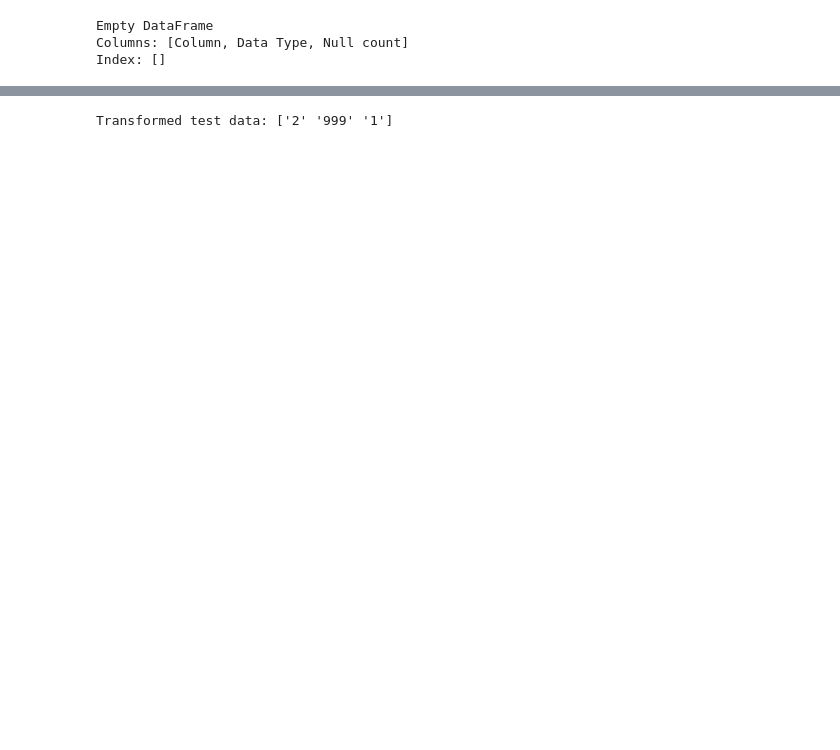
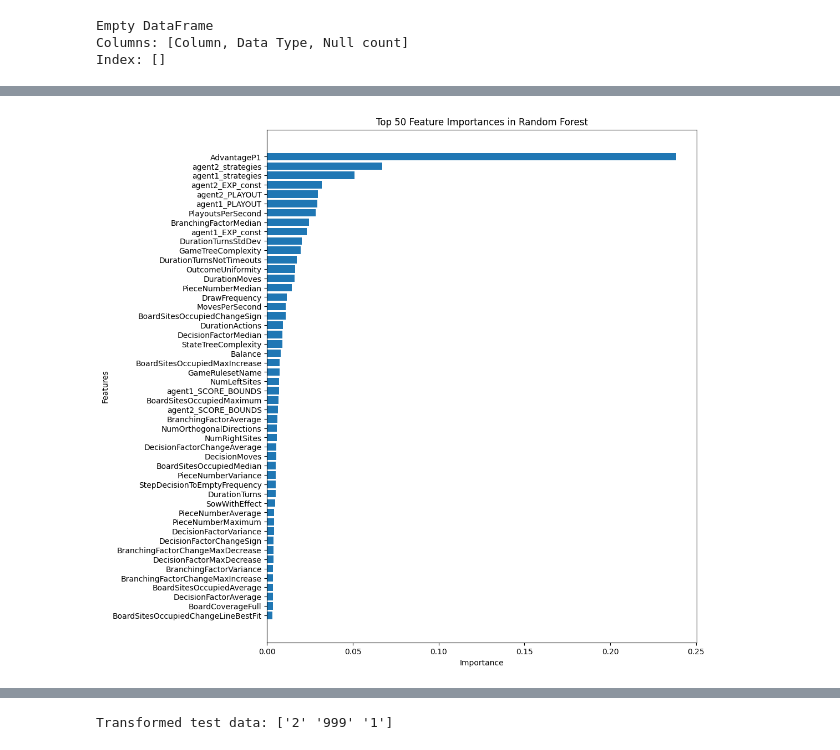
Before and after one commit to NasserMohamedEid/Game-Playing-Strength-Prediction-of-MCTS-Variants, a Jupyter notebook: MCTS_XGBoost.ipynb, the cells around one changed output, grey strips where cells are left out. Cells and saved outputs as stored; diff of their text form; code cells hidden in the pictures; blank space fills up the shorter version.

Commit message:
feature importance

```diff
--- a/MCTS_XGBoost.ipynb
+++ b/MCTS_XGBoost.ipynb
@@ -200,0 +213,4 @@ print(encoded_data)
+# %%
+for i in colunm_encoder:
+    le= LabelEncoder()
+    train_v1[i]=le.fit_transform(train_v1[i])
@@ -200,0 +236,3 @@ print(encoded_data)
+# %%
+X = train_v1.drop('utility_agent1', axis=1)
+y = train_v1['utility_agent1']
@@ -200,0 +248,8 @@ print(encoded_data)
+# %%
+import lightgbm as lgb
+
+# Train a LightGBM model
+model = lgb.LGBMRegressor(n_jobs=-1)
+model.fit(X, y)
+
+# Get feature importance
@@ -200,0 +293,22 @@ print(encoded_data)
+# %%
+reg = RandomForestRegressor(n_estimators=300,max_depth=20, random_state=42,n_jobs=-1)
+reg.fit(X, y)
+
+importance = reg.feature_importances_
+# %%
+top_50_indices = np.argsort(importance)[-50:]
+
+# Get the corresponding column names and importance values
+top_50_features = X.columns[top_50_indices]
+top_50_importance = importance[top_50_indices]
+
+# Plot the top 50 feature importances horizontally
+plt.figure(figsize=(10, 12))  # Adjust figure size for better readability
+plt.barh(range(50), top_50_importance, tick_label=top_50_features)
+plt.yticks(range(50), top_50_features)
+plt.title("Top 50 Feature Importances in Random Forest")
+plt.xlabel("Importance")
+plt.ylabel("Features")
+plt.show()
+# %% [output]
+[figure, added]
```
Also changed, not shown: parts of 19 cells of this notebook.
